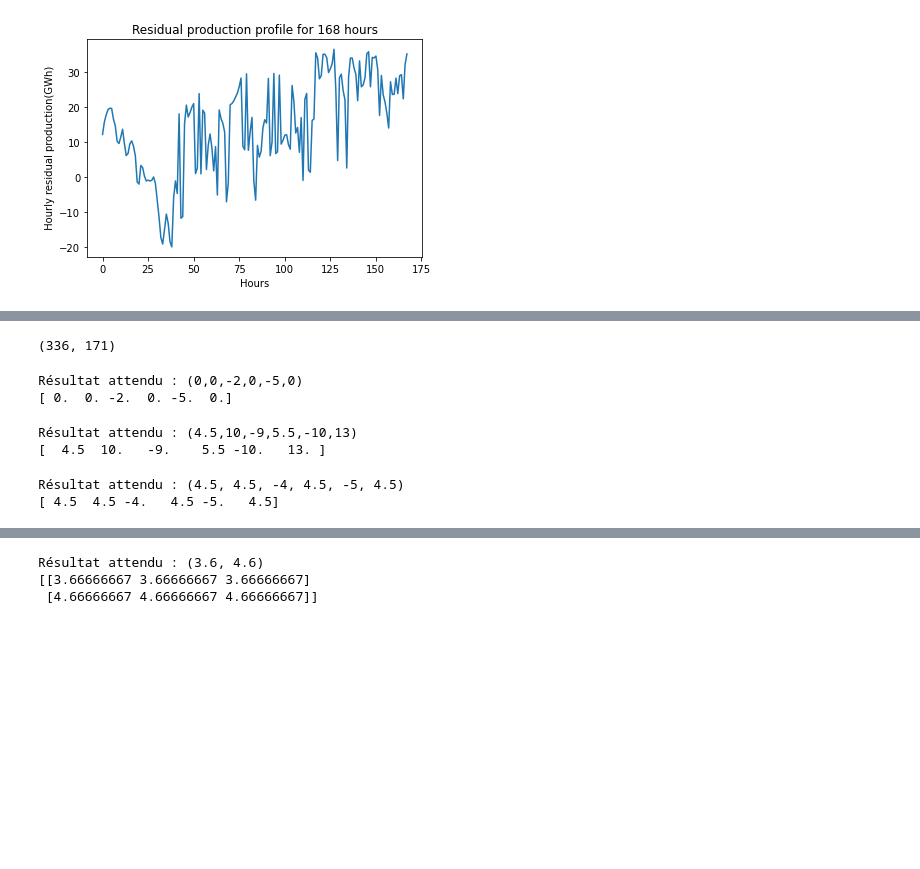
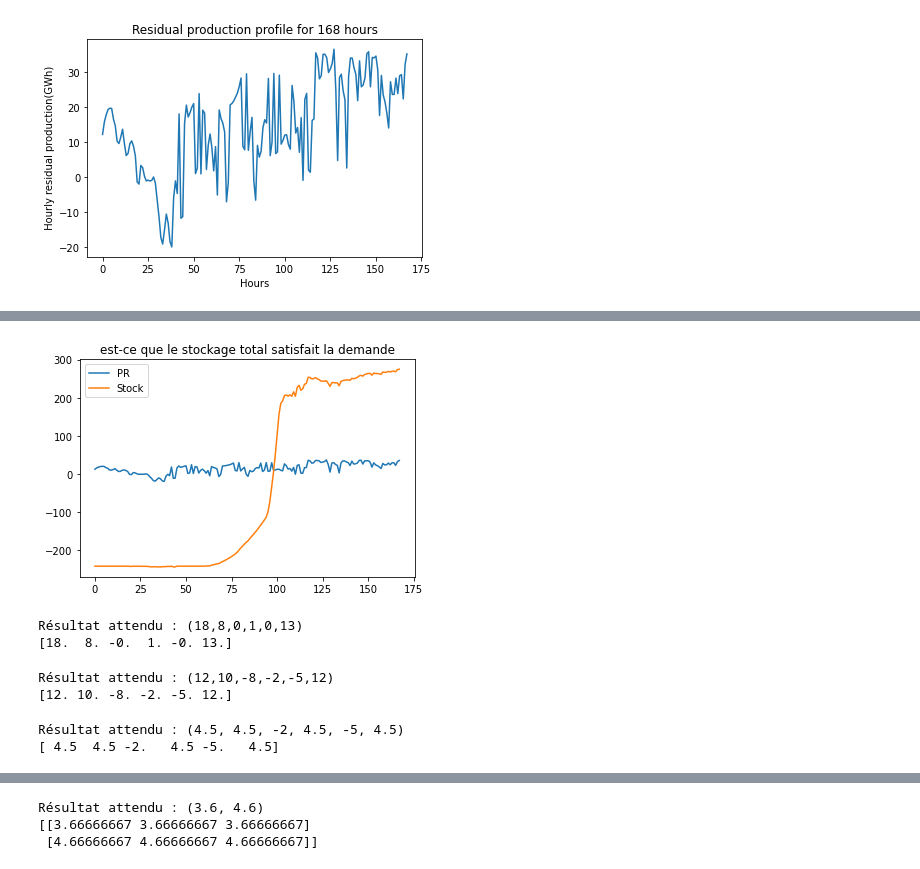
Before and after one commit to hugo-julia/Projet-4A, a Jupyter notebook: Douglas_Rachford.ipynb, the cells around one changed output, grey strips where cells are left out. Saved outputs shown, nothing was run; the diff lists cells and outputs as text; code cells hidden in the pictures; blank space fills up the shorter version.

```diff
--- a/Douglas_Rachford.ipynb
+++ b/Douglas_Rachford.ipynb
@@ -189,39 +221,41 @@ plt.plot(result[h:,0]) #méthanation
-# %%
-print(np.shape(result))
-# %% [output]
-(336, 171)
-# %%
-## TEST DES PROX ##
-
-Uc = np.ones(6)
-Uc[0] = 5
-Uc[1] = 10
-Uc[2] = -4
-Uc[3] = 6
-Uc[4] = -10
-Uc[5] = 18
-
-print("Résultat attendu : (0,0,-2,0,-5,0)")
-print(proxC(Uc,2,5,3))
-# %% [output]
-Résultat attendu : (0,0,-2,0,-5,0)
-[ 0.  0. -2.  0. -5.  0.]
-# %%
-Up = Uc
-PRp = np.ones(3)
-PRp[0] = 10
-PRp[1] = 8
-PRp[2] = 4
-
-
-print("Résultat attendu : (4.5,10,-9,5.5,-10,13)")
-print(proxP(Up,PRp,3))
-# %% [output]
-Résultat attendu : (4.5,10,-9,5.5,-10,13)
-[  4.5  10.   -9.    5.5 -10.   13. ]
+# %%
+plt.plot(PR[:,1], label = "PR")
+plt.plot(result[:h,0]+result[h:,0], label = "Stock")
+plt.title("est-ce que le stockage total satisfait la demande")
+plt.legend()
+plt.show()
+# %% [output]
+[figure, added]
+# %%
+## TEST DES PROX ##
+
+Utest = np.array([20.,10.,-2,6.,-5.,18.])
+
+atest = 2
+btest = 5
+gtest = 1
+htest = 3
+
+print("Résultat attendu : (18,8,0,1,0,13)") #seuillage doux de Uc par 2 (3 premiers élt) puis 5 (3 derniers)
+print(proxC(Utest,gtest,atest,btest,htest))
+# %% [output]
+Résultat attendu : (18,8,0,1,0,13)
+[18.  8. -0.  1. -0. 13.]
+# %%
+PRtest = np.array([10,8,4])
+
+print("Résultat attendu : (12,10,-8,-2,-5,12)")
+print(proxP(Utest,PRtest,htest))
+# %% [output]
+Résultat attendu : (12,10,-8,-2,-5,12)
+[12. 10. -8. -2. -5. 12.]
 # %%
-print("Résultat attendu : (4.5, 4.5, -4, 4.5, -5, 4.5)")
-print(proxF(Up, 4.5, -5, 4.5, -5, 3))
+print("Résultat attendu : (4.5, 4.5, -2, 4.5, -5, 4.5)")
+Rbtest = 4.5
+Dbtest = -5
+Rmtest = 4.5
+Dmtest = -5
+print(proxF(Utest, Rbtest, Dbtest, Rmtest, Dmtest, htest))
 # %% [output]
-Résultat attendu : (4.5, 4.5, -4, 4.5, -5, 4.5)
-[ 4.5  4.5 -4.   4.5 -5.   4.5]
+Résultat attendu : (4.5, 4.5, -2, 4.5, -5, 4.5)
+[ 4.5  4.5 -2.   4.5 -5.   4.5]
```
Also changed, not shown: parts of 12 cells of this notebook, 1 other file.
